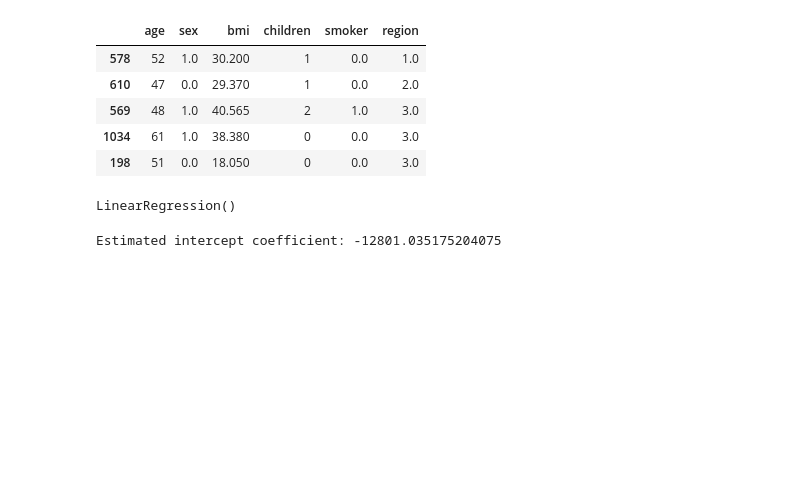
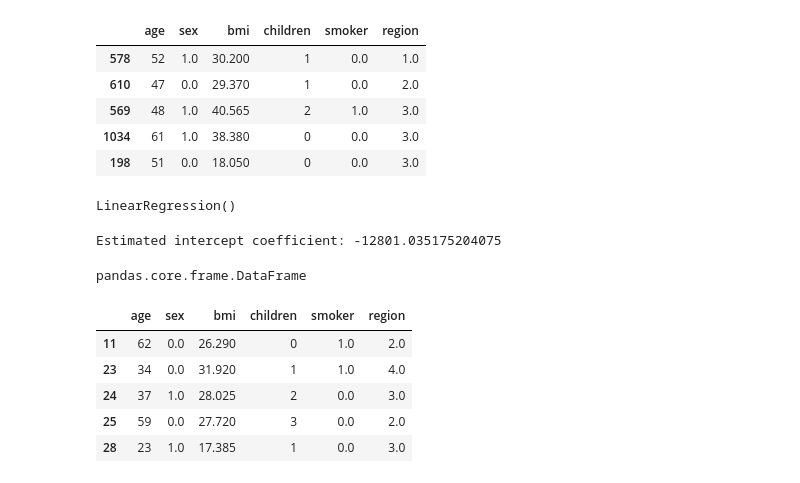
Before and after one commit to amshu12/UCSD-Machine-Learning, a Jupyter notebook: CapstoneProject/CapstoneProject.ipynb, the cells around one changed output. Drawn from its saved outputs; the diff is of its cells as text; code cells hidden in the pictures; blank space fills up the shorter version.

```diff
--- a/CapstoneProject/CapstoneProject.ipynb
+++ b/CapstoneProject/CapstoneProject.ipynb
@@ -238,3 +237,22 @@ LinearRegression()
 print('Estimated intercept coefficient: {}'.format(lm.intercept_))
 # %% [output]
 Estimated intercept coefficient: -12801.035175204075
+# %%
+test_dataset_Y = test_dataset['charges'].copy()
+test_dataset_X = test_dataset.drop('charges',axis=1)
+type(test_dataset_X)
+# %% [output]
+pandas.core.frame.DataFrame
+# %%
+test_dataset_X["sex"].replace({"male": 1.0, "female": 0}, inplace=True)
+test_dataset_X["region"].replace({"southwest": 1.0, "southeast": 2.0,"northwest": 3.0, "northeast": 4.0}, inplace=True)
+test_dataset_X["smoker"].replace({"no": 0.0, "yes": 1.0}, inplace=True)
+# %%
+test_dataset_X.head()
+# %% [output]
+|  | age | sex | bmi | children | smoker | region |
+| 11 | 62 | 0.0 | 26.290 | 0 | 1.0 | 2.0 |
+| 23 | 34 | 0.0 | 31.920 | 1 | 1.0 | 4.0 |
+| 24 | 37 | 1.0 | 28.025 | 2 | 0.0 | 3.0 |
+| 25 | 59 | 0.0 | 27.720 | 3 | 0.0 | 2.0 |
+| 28 | 23 | 1.0 | 17.385 | 1 | 0.0 | 3.0 |
```
Also changed, not shown: parts of 3 cells of this notebook.
